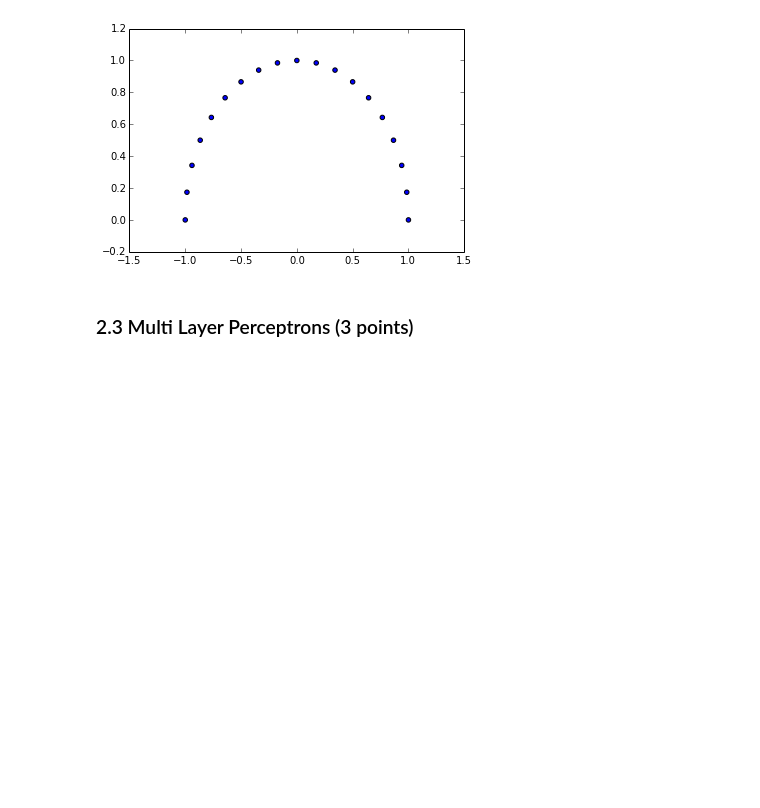
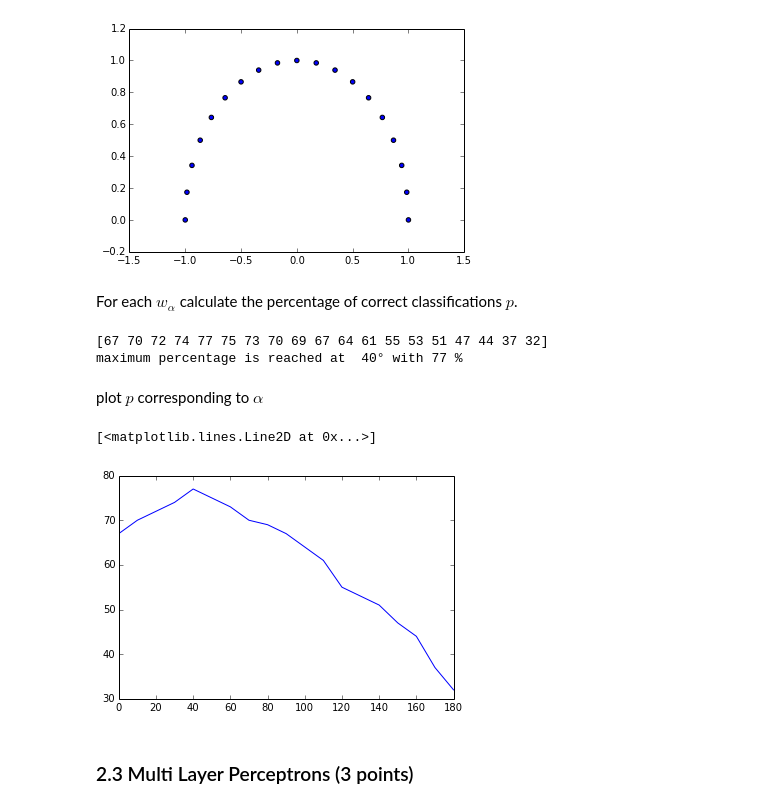
Before and after one commit to JensMeiners/MI1, a Jupyter notebook: Ex02/Ex02.ipynb, the cells around one changed output. Cells and saved outputs as stored; diff of their text form; code cells hidden in the pictures; blank space fills up the shorter version.

```diff
--- a/Ex02/Ex02.ipynb
+++ b/Ex02/Ex02.ipynb
@@ -55,10 +55,34 @@ def get_w(alpha):
                   np.sqrt(1-np.power(w1,2))])
     return w
 # %%
-w = get_w(np.arange(0,181,10))
+alpha = np.arange(0,181,10)
+w = get_w(alpha)
 plt.scatter(w[0],w[1])
 # %% [output]
 <matplotlib.collections.PathCollection at 0x...>
 [figure]
+# %% [markdown]
+For each $w_\alpha$ calculate the percentage of correct classifications $p$.
+# %%
+def f(x,w,theta):
+    return np.sign(w.T.dot(x) - theta)
+
+# if f(x) == 1 the class '1' was predicted correctly.
+# for the other class y==0, f(x) predicts -1.
+# the result ot the classifications is a boolean array that python neatly sums up for us.
+# afterwards devide by 200 and multiply by 100 to result in percentage
+p = (f([x1,x2],w,0) == 1).sum(1) / 2
+print p
+print 'maximum percentage is reached at ',str(alpha[np.argmax(p)])+'° with',max(p),'%'
+# %% [output]
+[67 70 72 74 77 75 73 70 69 67 64 61 55 53 51 47 44 37 32]
+maximum percentage is reached at  40° with 77 %
+# %% [markdown]
+plot $p$ corresponding to $\alpha$
+# %%
+plt.plot(alpha,p)
+# %% [output]
+[<matplotlib.lines.Line2D at 0x...>]
+[figure, added]
 # %% [markdown]
 ### 2.3 Multi Layer Perceptrons (3 points)
```
